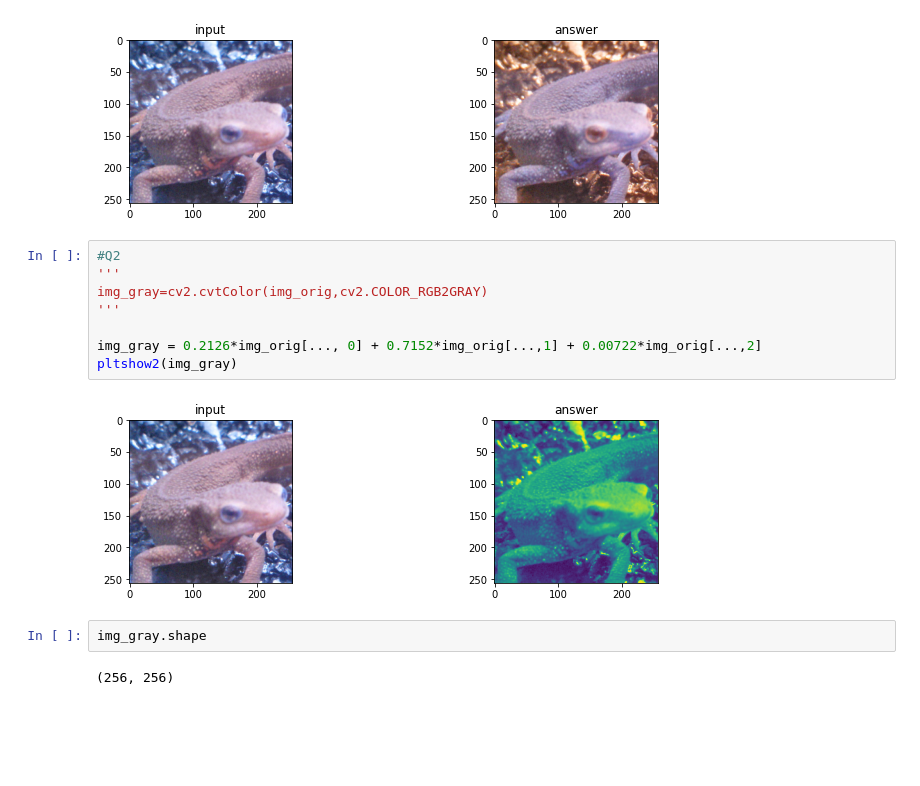
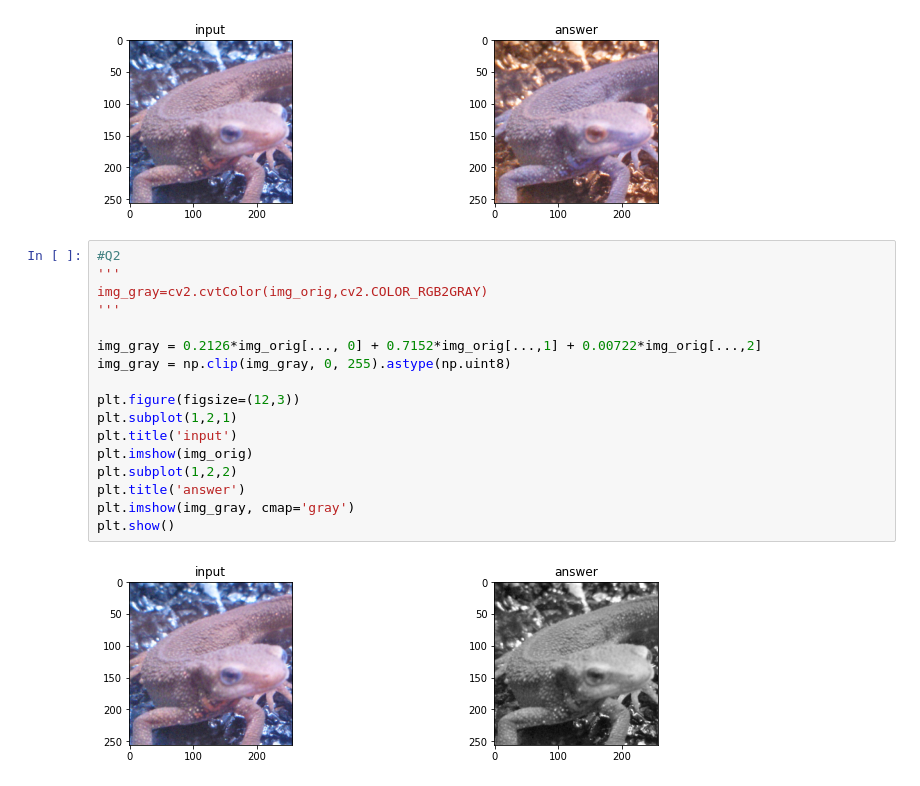
Before and after one commit to azugxi7374/garakuta222, a Jupyter notebook: 004_gazo/004.ipynb, the cells around one changed output. Drawn from its saved outputs; the diff is of its cells as text; blank space fills up the shorter version.

```diff
--- a/004_gazo/004.ipynb
+++ b/004_gazo/004.ipynb
@@ -28,14 +28,19 @@ plt.show()
 # %%
 #Q2
 '''
 img_gray=cv2.cvtColor(img_orig,cv2.COLOR_RGB2GRAY)
 '''
 
 img_gray = 0.2126*img_orig[..., 0] + 0.7152*img_orig[...,1] + 0.00722*img_orig[...,2]
-pltshow2(img_gray)
+img_gray = np.clip(img_gray, 0, 255).astype(np.uint8)
+
+plt.figure(figsize=(12,3))
+plt.subplot(1,2,1)
+plt.title('input')
+plt.imshow(img_orig)
+plt.subplot(1,2,2)
+plt.title('answer')
+plt.imshow(img_gray, cmap='gray')
+plt.show()
 # %% [output]
-[figure, old version]
+[figure, new version]
-# %%
-img_gray.shape
-# %% [output]
-(256, 256)
```
Also changed, not shown: parts of 2 cells of this notebook.
